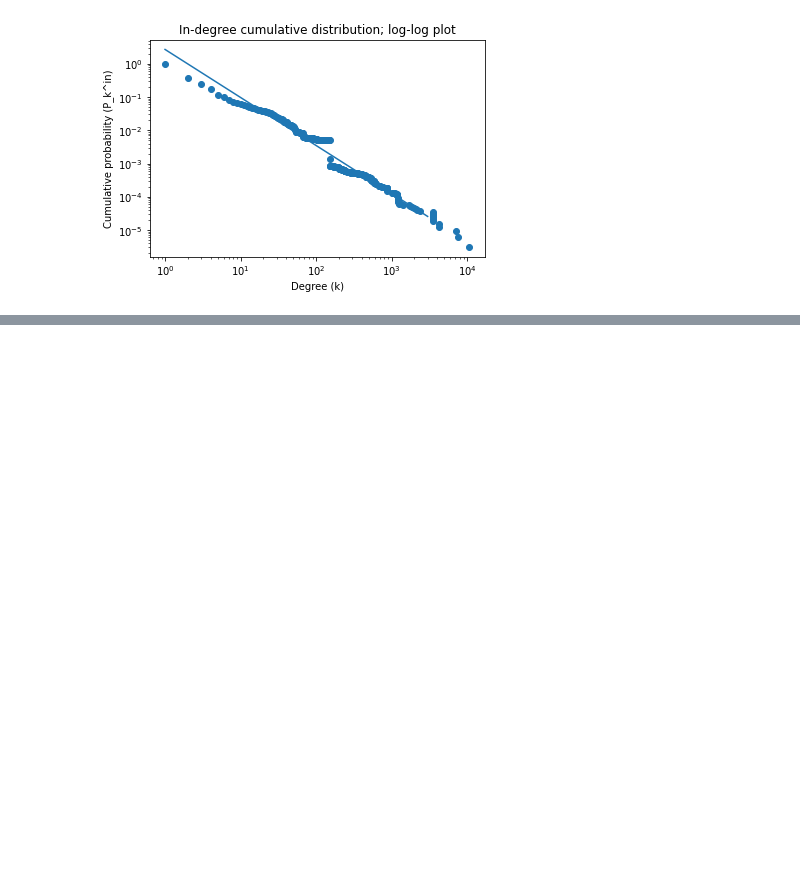
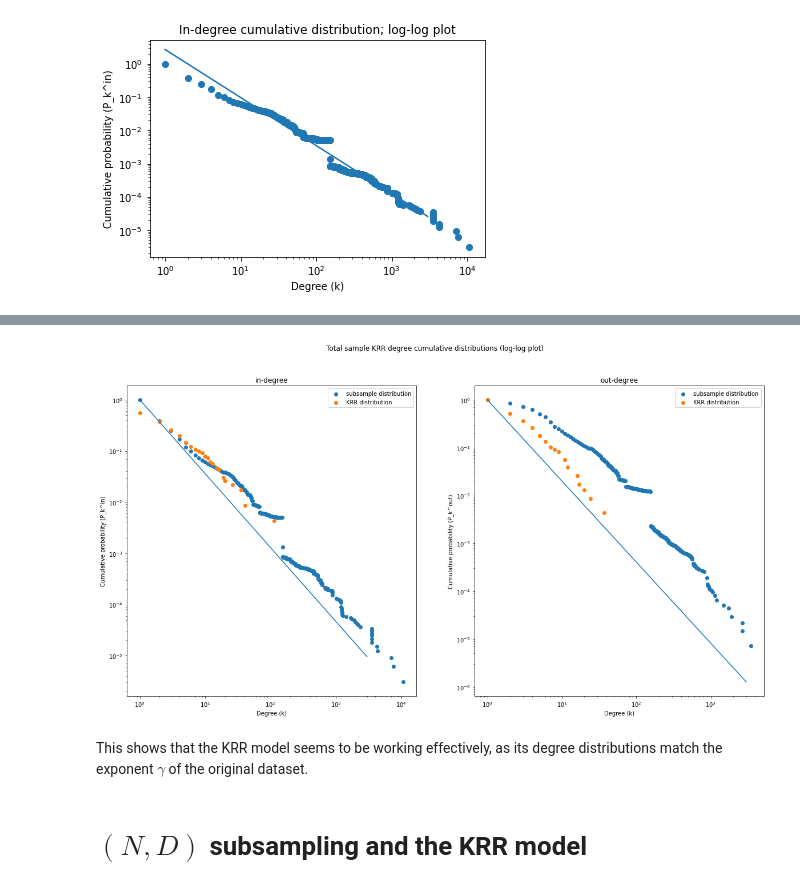
Before and after one commit to bcho04/evolving-web, a Jupyter notebook: main.ipynb, the cells around one changed output, grey strips where cells are left out. Drawn from its saved outputs; the diff is of its cells as text; code cells hidden in the pictures; blank space fills up the shorter version.

Commit message:
Add KRR model and perform analysis with subsamples of Notre Dame dataset

```diff
--- a/main.ipynb
+++ b/main.ipynb
@@ -125,0 +198,51 @@ plt.show()
+# %%
+# NetworkX degree histogram code adapted from https://networkx.org/documentation/stable/auto_examples/drawing/plot_degree_histogram.html.
+
+def cumulative_degree_probabilities(G): # G is a directed graph
+    in_degree_sequence = sorted([d for n, d in G.in_degree()])  # degree sequence
+    in_degree_count = collections.Counter(in_degree_sequence)
+    in_deg, in_count = zip(*in_degree_count.items())
+    in_prob = np.array(in_count) * 1/len(G.nodes)
+
+    out_degree_sequence = sorted([d for n, d in G.out_degree()])  # degree sequence
+    out_degree_count = collections.Counter(out_degree_sequence)
+    out_deg, out_count = zip(*out_degree_count.items())
+    out_prob = np.array(out_count) * 1/len(G.nodes)
+
+    cumulative_in_prob = np.array([np.sum(in_prob[k:]) for k in range(len(in_prob))])
+    cumulative_out_prob = np.array([np.sum(out_prob[k:]) for k in range(len(out_prob))])
+
+    return in_deg, cumulative_in_prob, out_deg, cumulative_out_prob
+
+KRR_in_deg, KRR_cumulative_in_prob, KRR_out_deg, KRR_cumulative_out_prob = cumulative_degree_probabilities(KRR_full)
+# %%
+fig, (ax1, ax2) = plt.subplots(1, 2, figsize=(20, 10))
+
+fig.suptitle("Total sample KRR degree cumulative distributions (log-log plot)")
+ax1.set_title("in-degree")
+ax1.set_xscale("log")
+ax1.set_yscale("log")
+ax1.set_xlabel("Degree (k)")
+ax1.set_ylabel("Cumulative probability (P_k^in)")
+plt_subsample = ax1.scatter(degrees_in, cumulative_probabilities_in, label="subsample distribution")
+plt_krr = ax1.scatter(KRR_in_deg, KRR_cumulative_in_prob, label="KRR distribution")
+ax1.legend()
+ax1.plot(np.arange(1,3000,0.1), np.arange(1,3000,0.1)**(-gamma_in+1))
+
+ax2.set_title("out-degree")
+ax2.set_xscale("log")
+ax2.set_yscale("log")
+ax2.set_xlabel("Degree (k)")
+ax2.set_ylabel("Cumulative probability (P_k^out)")
+ax2.scatter(degrees_out, cumulative_probabilities_out, label="subsample distribution")
+ax2.scatter(KRR_out_deg, KRR_cumulative_out_prob, label="KRR distribution")
+ax2.legend()
+ax2.plot(np.arange(1,3000,0.1), np.arange(1,3000,0.1)**(-gamma_out+1))
+
+plt.show()
+# %% [output]
+[figure, added]
+# %% [markdown]
+This shows that the KRR model seems to be working effectively, as its degree distributions match the exponent $\gamma$ of the original dataset.
+# %% [markdown]
+# $(N,D)$ subsampling and the KRR model
```
Also changed, not shown: parts of 26 cells of this notebook.
